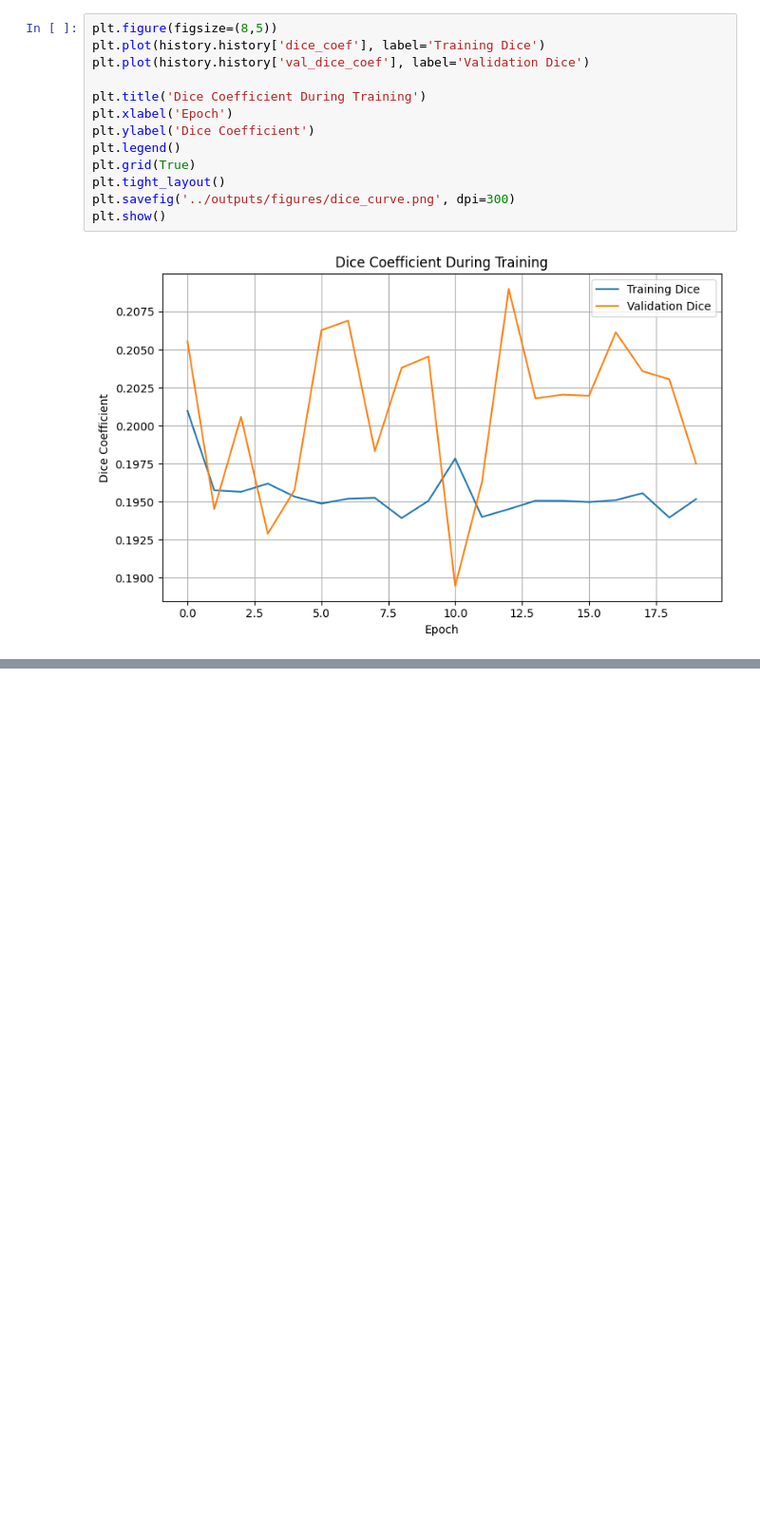
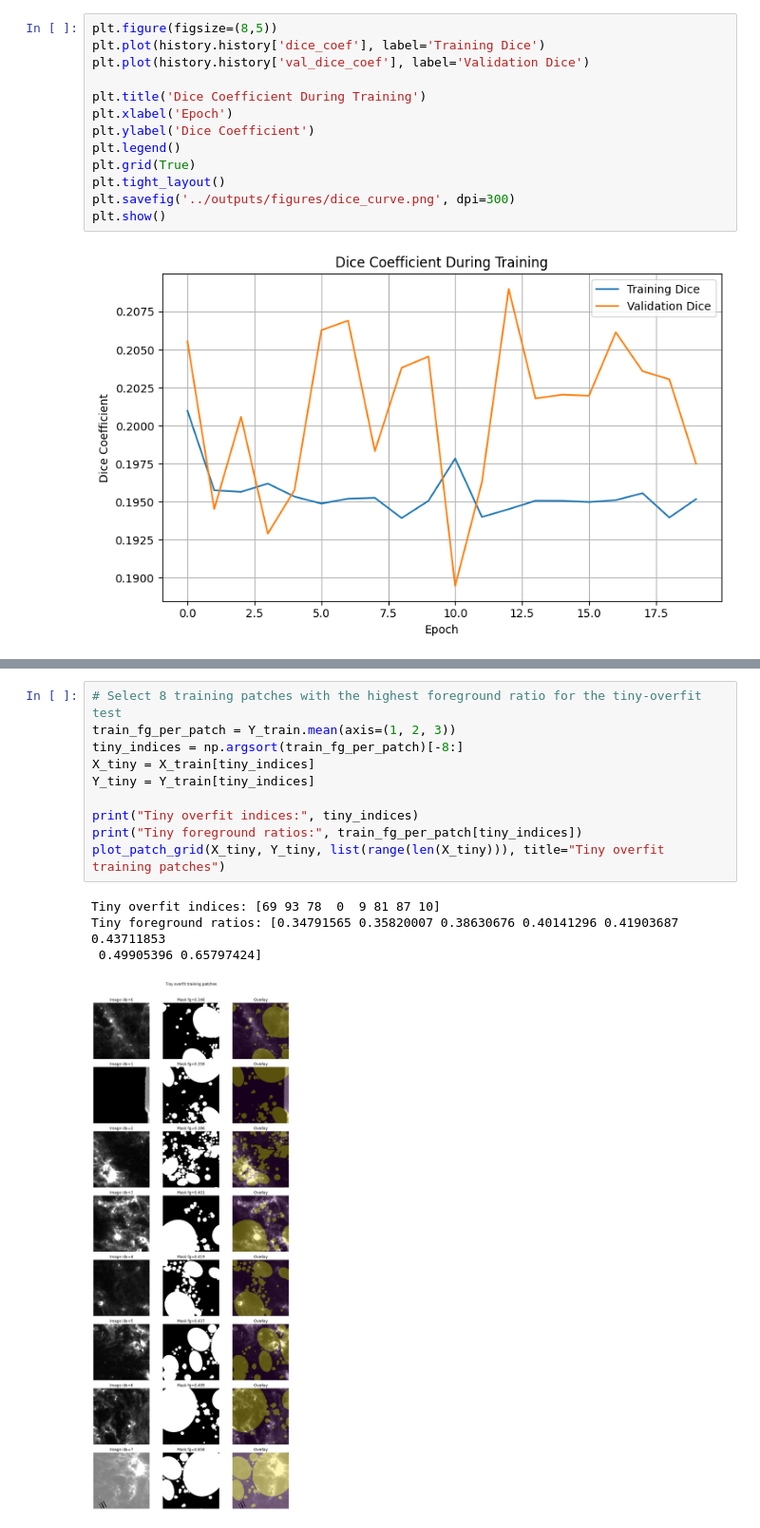
Before and after one commit to shailaja-mahara/bubbleDetection, a Jupyter notebook: notebooks/predictions.ipynb, the cells around one changed output, grey strips where cells are left out. Shown at 95% size. Saved outputs shown, nothing was run; the diff lists cells and outputs as text; blank space fills up the shorter version.

Commit message:
(add): reduced model test

```diff
--- a/notebooks/predictions.ipynb
+++ b/notebooks/predictions.ipynb
@@ -343,0 +573,15 @@ plt.show()
+# %%
+# Select 8 training patches with the highest foreground ratio for the tiny-overfit test
+train_fg_per_patch = Y_train.mean(axis=(1, 2, 3))
+tiny_indices = np.argsort(train_fg_per_patch)[-8:]
+X_tiny = X_train[tiny_indices]
+Y_tiny = Y_train[tiny_indices]
+
+print("Tiny overfit indices:", tiny_indices)
+print("Tiny foreground ratios:", train_fg_per_patch[tiny_indices])
+plot_patch_grid(X_tiny, Y_tiny, list(range(len(X_tiny))), title="Tiny overfit training patches")
+# %% [output]
+Tiny overfit indices: [69 93 78  0  9 81 87 10]
+Tiny foreground ratios: [0.34791565 0.35820007 0.38630676 0.40141296 0.41903687 0.43711853
+ 0.49905396 0.65797424]
+[figure, added]
```
Also changed, not shown: parts of 9 cells of this notebook, 5 other files.
